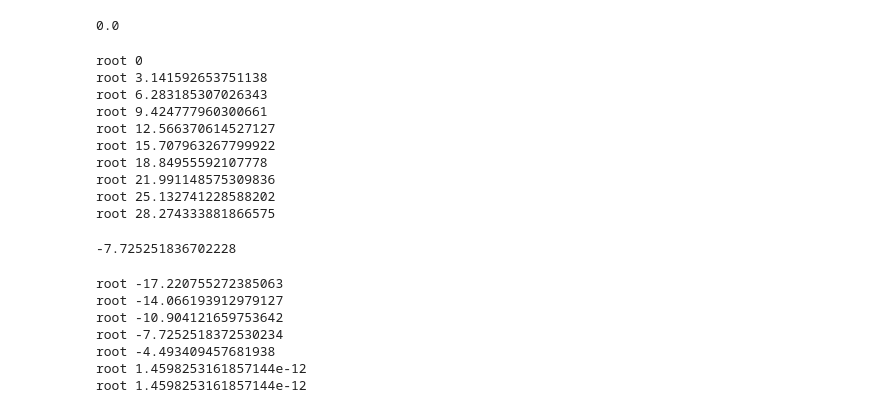
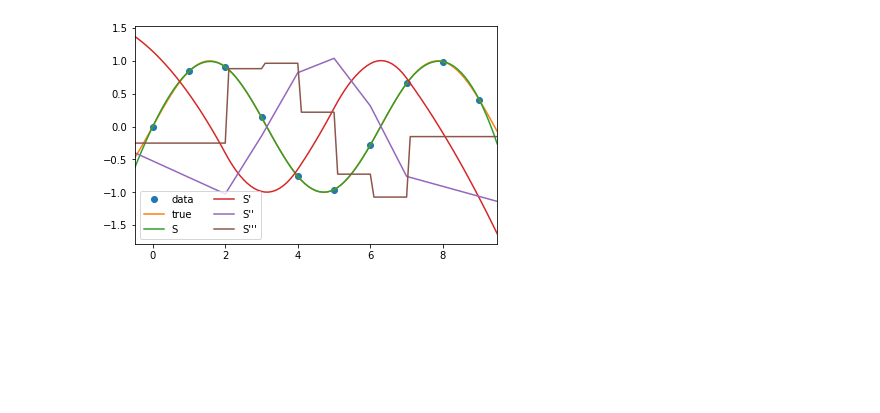
Before and after one commit to ckdrjs96/Computational_Physics, a Jupyter notebook: classs/8week_thur.ipynb, the cells around one changed output. Cells and saved outputs as stored; diff of their text form; code cells hidden in the pictures; blank space fills up the shorter version.

```diff
--- a/classs/8week_thur.ipynb
+++ b/classs/8week_thur.ipynb
@@ -109,57 +1,20 @@ rootsearch(np.tan,1,2,0.1) #tan부호가 바뀌는 지점을 정답이라 생각
-# %%
-bisection(np.tan,-1,1,switch=1,tol=1e-8)
-# %% [output]
-0.0
-# %%
-def f(x):
-  return np.tan(x)
-
-a,b,dx=(0,30,0.001)
-
-while True:
-  x1,x2=rootsearch(f,a,b,dx)
-  if x1 !=None:
-    a = x2
-    rootval = bisection(f,x1,x2,1)
-    if rootval != None:
-      print('root',rootval)
-  else:
-    break
-# %% [output]
-root 0
-root 3.141592653751138
-root 6.283185307026343
-root 9.424777960300661
-root 12.566370614527127
-root 15.707963267799922
-root 18.84955592107778
-root 21.991148575309836
-root 25.132741228588202
-root 28.274333881866575
-# %%
-bisection(f,-7.8,-7.7,1)
-# %% [output]
--7.725251836702228
-# %%
-def f(x):
-  return x-np.tan(x)
-
-a,b,dx=(-20,0,0.001)
-
-while True:
-  x1,x2=rootsearch(f,a,b,dx)
-  if x1 !=None:
-    a = x2
-    rootval = bisection(f,x1,x2,1)
-    if rootval != None:
-      print('root',rootval)
-  else:
-    break
-# %% [output]
-root -17.220755272385063
-root -14.066193912979127
-root -10.904121659753642
-root -7.7252518372530234
-root -4.493409457681938
-root 1.4598253161857144e-12
-root 1.4598253161857144e-12
+# %%
+import numpy as np
+from scipy.interpolate import CubicSpline
+import matplotlib.pyplot as plt
+x = np.arange(10)
+y = np.sin(x)
+cs = CubicSpline(x, y)
+xs = np.arange(-0.5, 9.6, 0.1)
+fig, ax = plt.subplots(figsize=(6.5, 4))
+ax.plot(x, y, 'o', label='data')
+ax.plot(xs, np.sin(xs), label='true')
+ax.plot(xs, cs(xs), label="S")
+ax.plot(xs, cs(xs, 1), label="S'") #(,1) 옵션으로 미분값 가능
+ax.plot(xs, cs(xs, 2), label="S''")
+ax.plot(xs, cs(xs, 3), label="S'''")
+ax.set_xlim(-0.5, 9.5)
+ax.legend(loc='lower left', ncol=2)
+plt.show()
+# %% [output]
+[figure, added]
```
Also changed, not shown: parts of 38 cells of this notebook, 1 other file.
